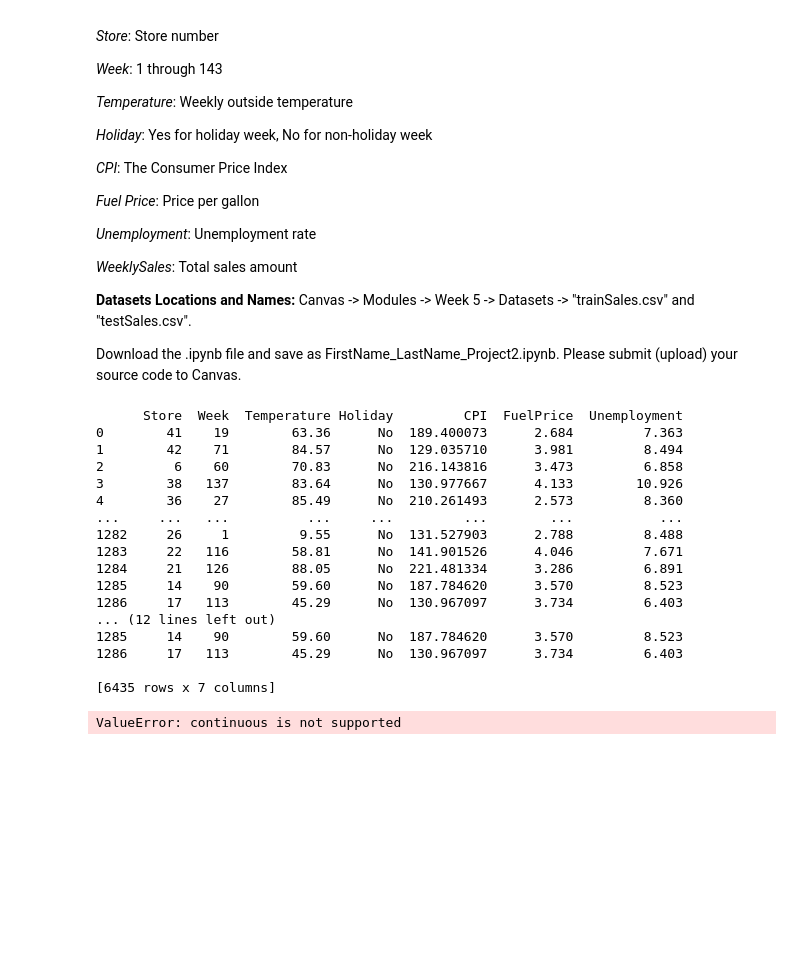
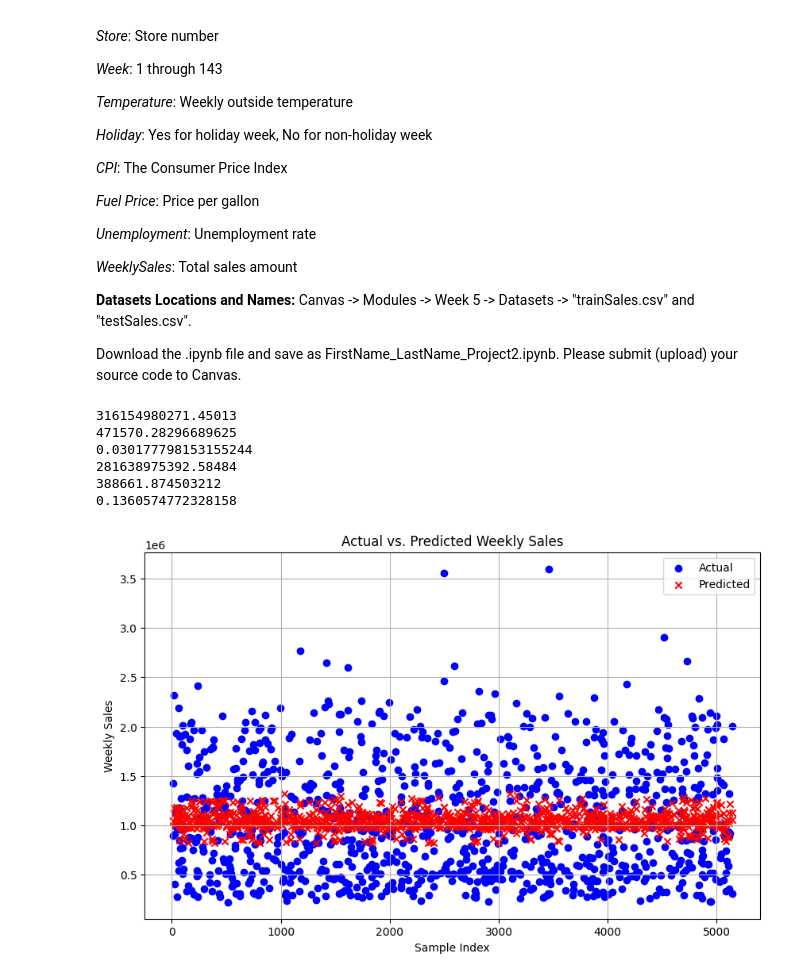
Before and after one commit to GabeALopez/machine-learning-projects, a Jupyter notebook: project2/Gabriel_Lopez_Project2.ipynb, the cells around one changed output. Saved outputs shown, nothing was run; the diff lists cells and outputs as text; code cells hidden in the pictures; blank space fills up the shorter version.

```diff
--- a/project2/Gabriel_Lopez_Project2.ipynb
+++ b/project2/Gabriel_Lopez_Project2.ipynb
@@ -44,31 +45,3 @@ minmax_feat =['Week', 'Temperature',]
-# %%
-
-x2 = salesTest.drop(columns=['WeeklySales'])
-print(x2)
-y2 = salesTest['WeeklySales'].copy()
-
-X3 = pd.concat([X, x2])
-y3 = pd.concat([y, y2])
-
-print(X3)
-# %% [output]
-      Store  Week  Temperature Holiday         CPI  FuelPrice  Unemployment
-0        41    19        63.36      No  189.400073      2.684         7.363
-1        42    71        84.57      No  129.035710      3.981         8.494
-2         6    60        70.83      No  216.143816      3.473         6.858
-3        38   137        83.64      No  130.977667      4.133        10.926
-4        36    27        85.49      No  210.261493      2.573         8.360
-...     ...   ...          ...     ...         ...        ...           ...
-1282     26     1         9.55      No  131.527903      2.788         8.488
-1283     22   116        58.81      No  141.901526      4.046         7.671
-1284     21   126        88.05      No  221.481334      3.286         6.891
-1285     14    90        59.60      No  187.784620      3.570         8.523
-1286     17   113        45.29      No  130.967097      3.734         6.403
-... (12 lines left out)
-1285     14    90        59.60      No  187.784620      3.570         8.523
-1286     17   113        45.29      No  130.967097      3.734         6.403
-
-[6435 rows x 7 columns]
 # %%
 from sklearn.pipeline import Pipeline
 from sklearn.preprocessing import StandardScaler, OneHotEncoder, MinMaxScaler
@@ -103,33 +78,55 @@ pipeline = Pipeline([
 # %%
 from sklearn.model_selection import train_test_split
 from sklearn.metrics import mean_squared_error, r2_score, mean_absolute_error
-from sklearn.metrics import f1_score, precision_score, recall_score, accuracy_score
 
-X_train, X_test, y_train, y_test = train_test_split(X3, y3, train_size=5148, shuffle=False)
+X_train, X_test, y_train, y_test = train_test_split(X_train, y_train, test_size=0.2, random_state=42)
 
 pipeline.fit(X_train,y_train)
+pipeline_random_forest.fit(X_train, y_train)
 
 y_pred = pipeline.predict(X_test)
+y_pred_rand_forest = pipeline_random_forest.predict(X_test)
 
 mse = mean_squared_error(y_test, y_pred)
 r2 = r2_score(y_test, y_pred)
 mae = mean_absolute_error(y_test, y_pred)
-f1Score = f1_score(y_test, y_pred)
-prec_score = precision_score(y_test, y_pred)
-re_score = recall_score(y_test, y_pred)
-ac_score = accuracy_score(y_test, y_pred)
+
+mse_rand_forest = mean_squared_error(y_test,y_pred_rand_forest)
+r2_rand_forest = r2_score(y_test,y_pred_rand_forest)
+mae_rand_forest = mean_absolute_error(y_test,y_pred_rand_forest)
 
 
-print(y_test)
-print(y_pred)
-print(X_train)
-print(X_test)
 print(mse)
 print(mae)
 print(r2)
-print(f1Score)
-print(prec_score)
-print(re_score)
-print(ac_score)
+
+print(mse_rand_forest)
+print(mae_rand_forest)
+print(r2_rand_forest)
 # %% [output]
-ValueError: continuous is not supported
+316154980271.45013
+471570.28296689625
+0.030177798153155244
+281638975392.58484
+388661.874503212
+0.1360574772328158
+# %%
+import matplotlib.pyplot as plt
+import numpy as np
+import pandas as pd
+
+# Create a DataFrame for actual and predicted values
+results_df = pd.DataFrame({'Actual': y_test, 'Predicted': y_pred})
+
+# Plot the actual vs. predicted values with different colors
+plt.figure(figsize=(10, 6))
+plt.scatter(results_df.index, results_df['Actual'], label='Actual', color='blue', marker='o')
+plt.scatter(results_df.index, results_df['Predicted'], label='Predicted', color='red', marker='x')
+plt.xlabel('Sample Index')
+plt.ylabel('Weekly Sales')
+plt.legend()
+plt.title('Actual vs. Predicted Weekly Sales')
+plt.grid(True)
+plt.show()
+# %% [output]
+[figure, added]
```
Also changed, not shown: parts of 5 cells of this notebook.
